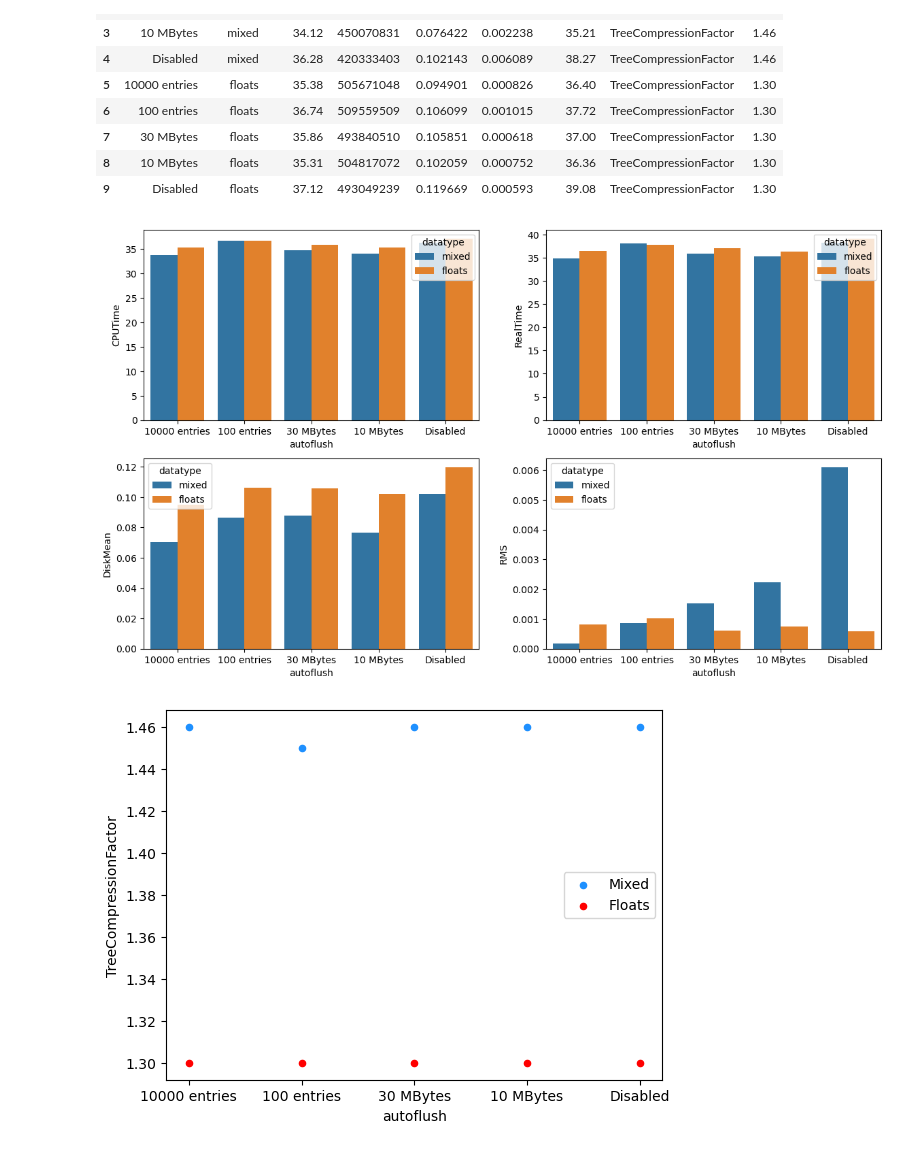
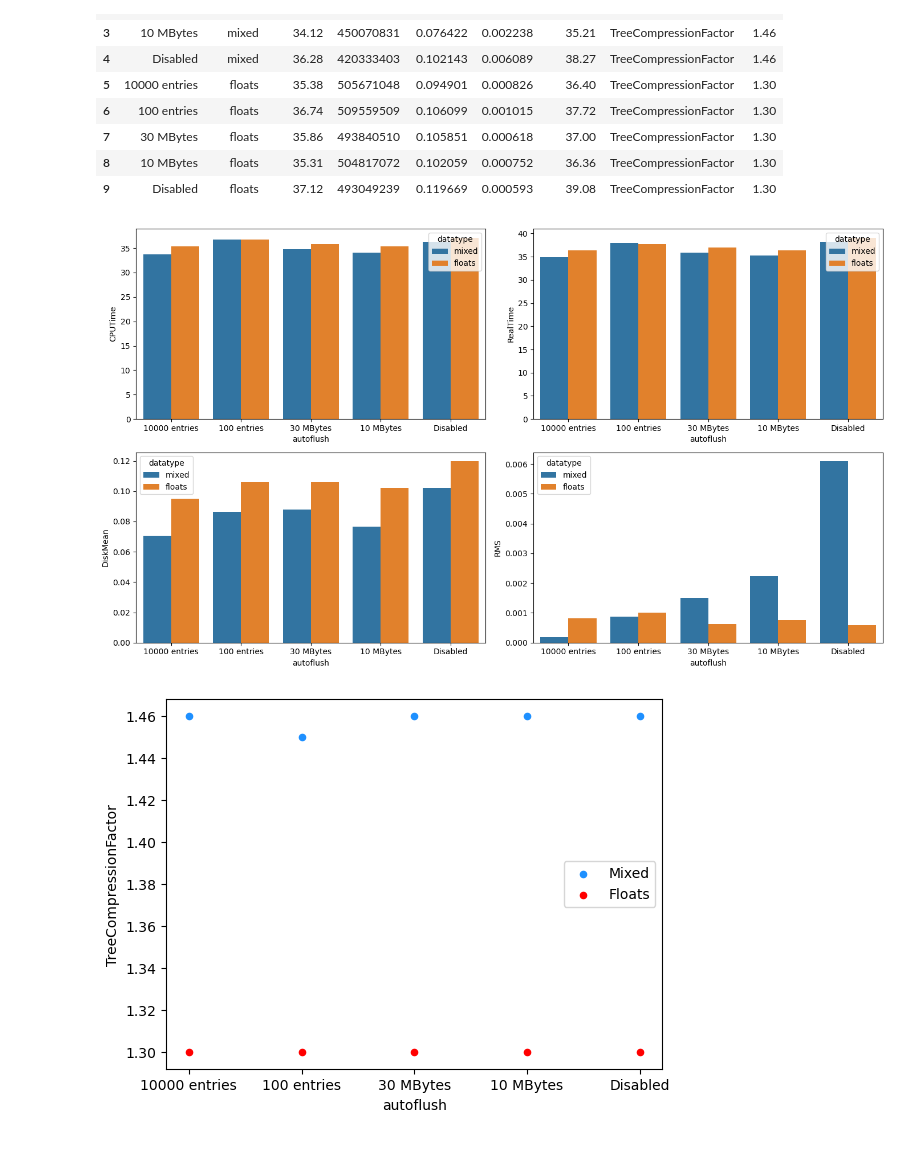
Before and after one commit to fatimargz/CP2-IO, a Jupyter notebook: IO/day1/data_types_analysis.ipynb, the cells around one changed output. Saved outputs shown, nothing was run; the diff lists cells and outputs as text; code cells hidden in the pictures.

```diff
--- a/IO/day1/data_types_analysis.ipynb
+++ b/IO/day1/data_types_analysis.ipynb
@@ -36,13 +36,14 @@ df_melted
 # %%
 fig, ((ax1,ax2),(ax3,ax4)) = plt.subplots(2,2, figsize=(14,8))
 
 sns.barplot(df_melted, x="autoflush", y="CPUTime", hue="datatype", ax=ax1)
 sns.barplot(df_melted, x="autoflush", y="RealTime", hue="datatype", ax=ax2)
 sns.barplot(df_melted, x="autoflush", y="DiskMean", hue="datatype", ax=ax3)
-sns.barplot(df_melted, x="autoflush", y="RMS", hue="datatype", ax=ax4);
-plt.savefig("datatype_analysis.png")
+sns.barplot(df_melted, x="autoflush", y="RMS", hue="datatype", ax=ax4)
+plt.tight_layout()
+plt.savefig("datatype_analysis.png");
 # %% [output]
-[figure, old version]
+[figure, new version]
 # %%
 fig, ax = plt.subplots()
 mixed.plot(x="autoflush", y="TreeCompressionFactor",kind="scatter", ax=ax, label="Mixed", color="dodgerblue")
```
Also changed, not shown: 3 other files.
